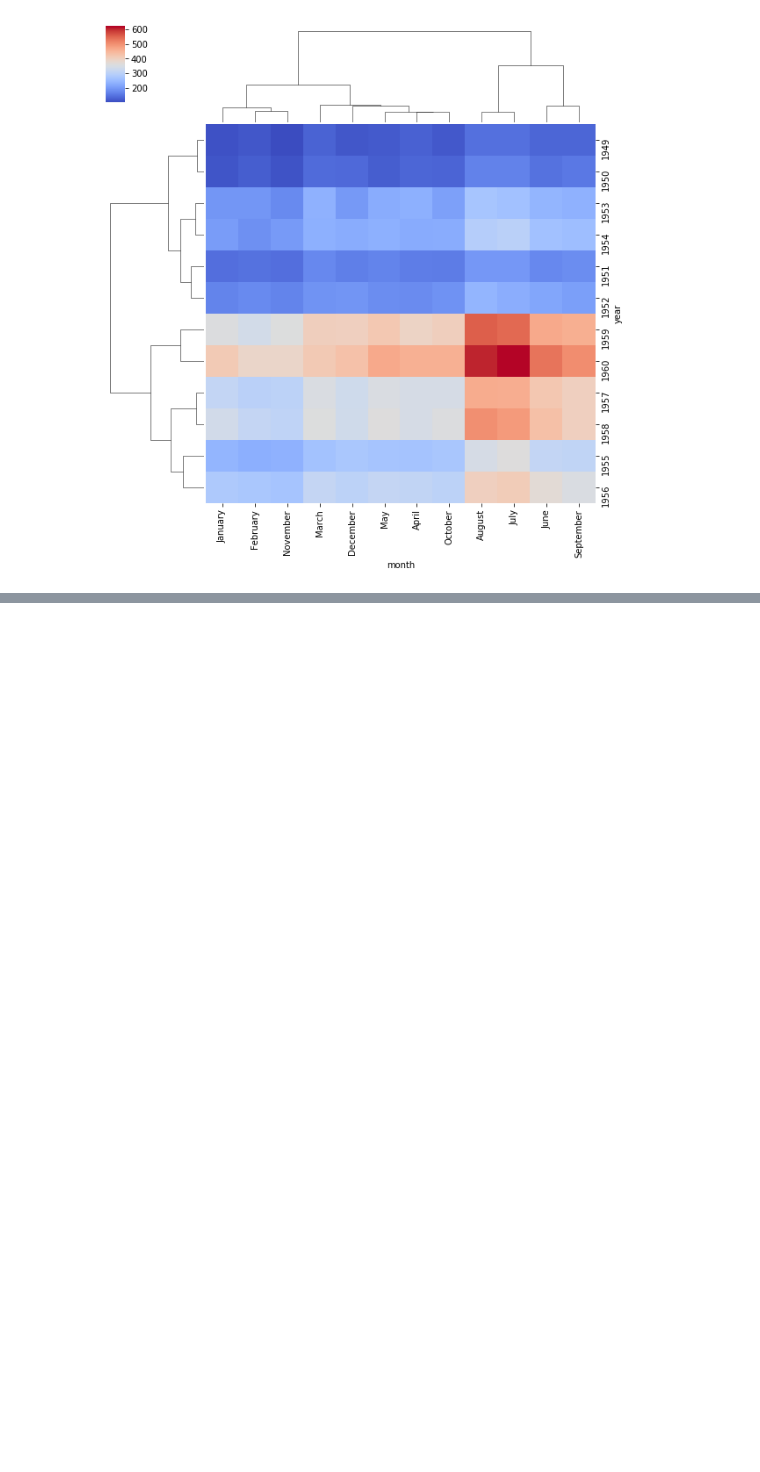
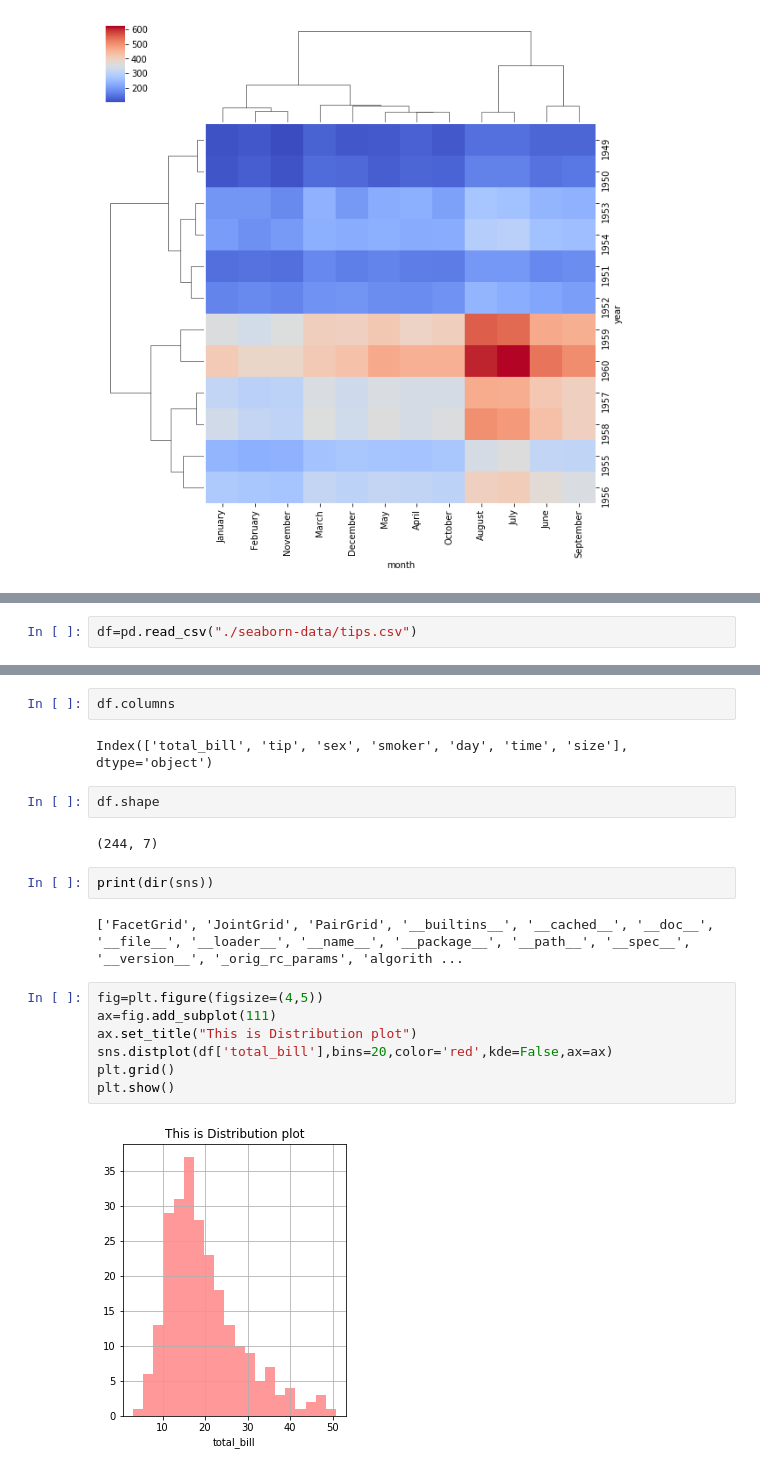
Before and after one commit to yaminisingh31/python, a Jupyter notebook: data_science/Pandas.ipynb, the cells around one changed output, grey strips where cells are left out. Drawn from its saved outputs; the diff is of its cells as text; blank space fills up the shorter version.

```diff
--- a/data_science/Pandas.ipynb
+++ b/data_science/Pandas.ipynb
@@ -348,0 +355,2 @@ sns.clustermap(data,cmap="coolwarm")
+# %%
+df=pd.read_csv("./seaborn-data/tips.csv")
@@ -348,0 +366,21 @@ sns.clustermap(data,cmap="coolwarm")
+# %%
+df.columns
+# %% [output]
+Index(['total_bill', 'tip', 'sex', 'smoker', 'day', 'time', 'size'], dtype='object')
+# %%
+df.shape
+# %% [output]
+(244, 7)
+# %%
+print(dir(sns))
+# %% [output]
+['FacetGrid', 'JointGrid', 'PairGrid', '__builtins__', '__cached__', '__doc__', '__file__', '__loader__', '__name__', '__package__', '__path__', '__spec__', '__version__', '_orig_rc_params', 'algorith ...
+# %%
+fig=plt.figure(figsize=(4,5))
+ax=fig.add_subplot(111)
+ax.set_title("This is Distribution plot")
+sns.distplot(df['total_bill'],bins=20,color='red',kde=False,ax=ax)
+plt.grid()
+plt.show()
+# %% [output]
+[figure, added]
```
Also changed, not shown: parts of 11 cells of this notebook, 4 other files.
